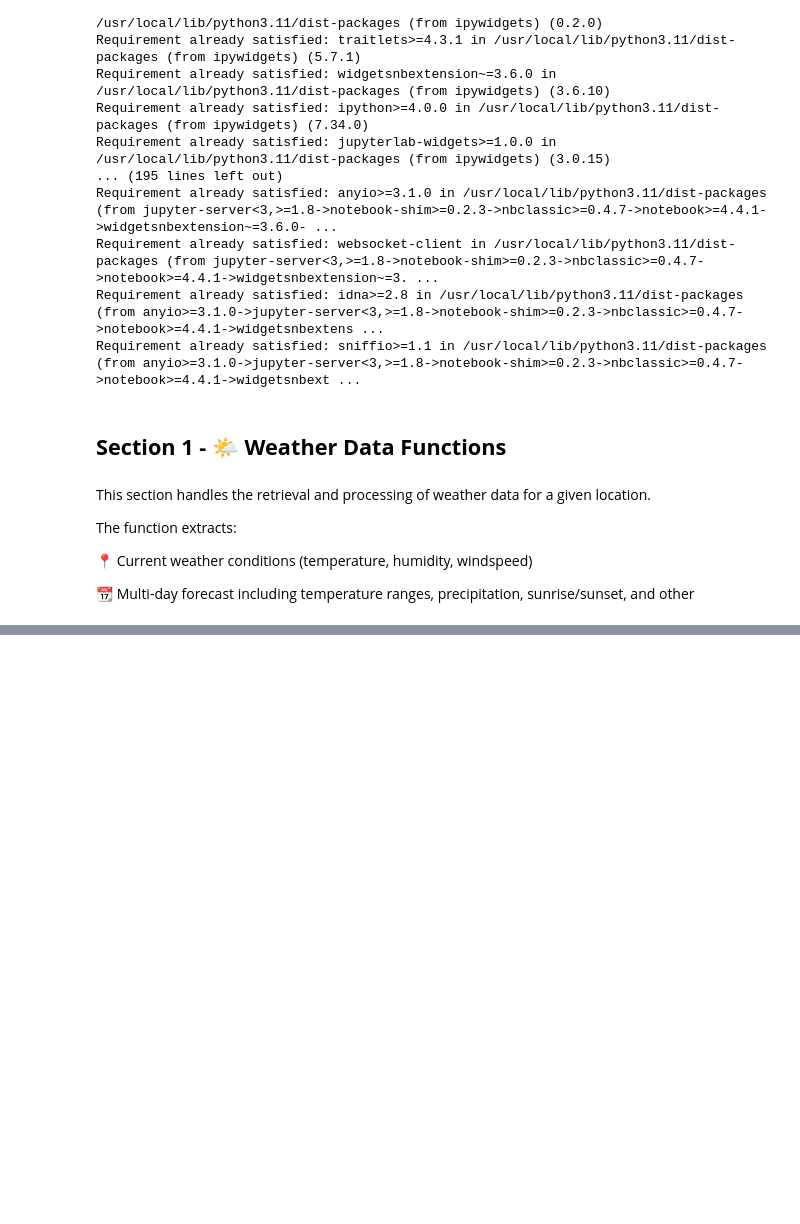
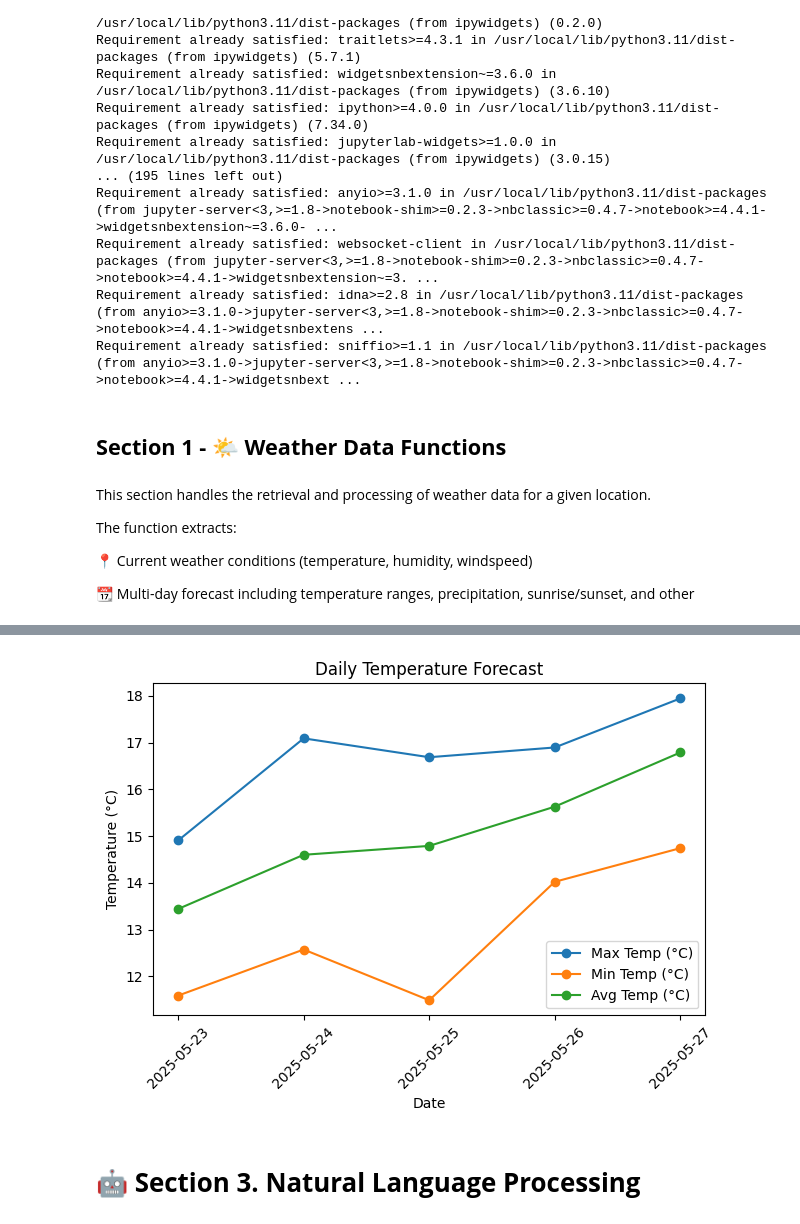
Before and after one commit to Carlosmario90/ISYS5002_Assesments, a Jupyter notebook: Assessment_Weather_App_Final_ipynb.ipynb, the cells around one changed output, grey strips where cells are left out. Saved outputs shown, nothing was run; the diff lists cells and outputs as text; code cells hidden in the pictures; blank space fills up the shorter version.

```diff
--- a/Assessment_Weather_App_Final_ipynb.ipynb
+++ b/Assessment_Weather_App_Final_ipynb.ipynb
@@ -99,0 +187,49 @@ def get_weather_data(location, forecast_days):
+# %%
+import matplotlib.pyplot as plt
+import random
+
+def create_temperature_visualisation(weather_data, output_type='display'):
+    dates = []
+    max_temps = []
+    min_temps = []
+    avg_temps = []
+
+    for day in weather_data.get("forecast", []):
+        dates.append(day.get("date"))
+
+        try:
+            avg = float(day.get("avg_temp_C") or 0)
+        except (TypeError, ValueError):
+            avg = 0
+        avg_temps.append(avg)
+
+        # Random offset between 1.0 and 3.5 degrees
+        max_offset = random.uniform(1.0, 3.5)
+        min_offset = random.uniform(1.0, 3.5)
+
+        max_temps.append(avg + max_offset)
+        min_temps.append(avg - min_offset)
+
+    fig, ax = plt.subplots()
+    ax.plot(dates, max_temps, label="Max Temp (°C)", marker='o')
+    ax.plot(dates, min_temps, label="Min Temp (°C)", marker='o')
+    ax.plot(dates, avg_temps, label="Avg Temp (°C)", marker='o')
+
+    ax.set_title("Daily Temperature Forecast")
+    ax.set_xlabel("Date")
+    ax.set_ylabel("Temperature (°C)")
+    ax.legend()
+    plt.xticks(rotation=45)
+    plt.tight_layout()
+
+    if output_type == 'figure':
+        return fig
+    else:
+        plt.show()
+# %%
+weather = get_weather_data("Perth", forecast_days=5)
+create_temperature_visualisation(weather)
+# %% [output]
+[figure, added]
+# %% [markdown]
+# **🤖 Section 3. Natural Language Processing**
```
Also changed, not shown: parts of 13 cells of this notebook.
